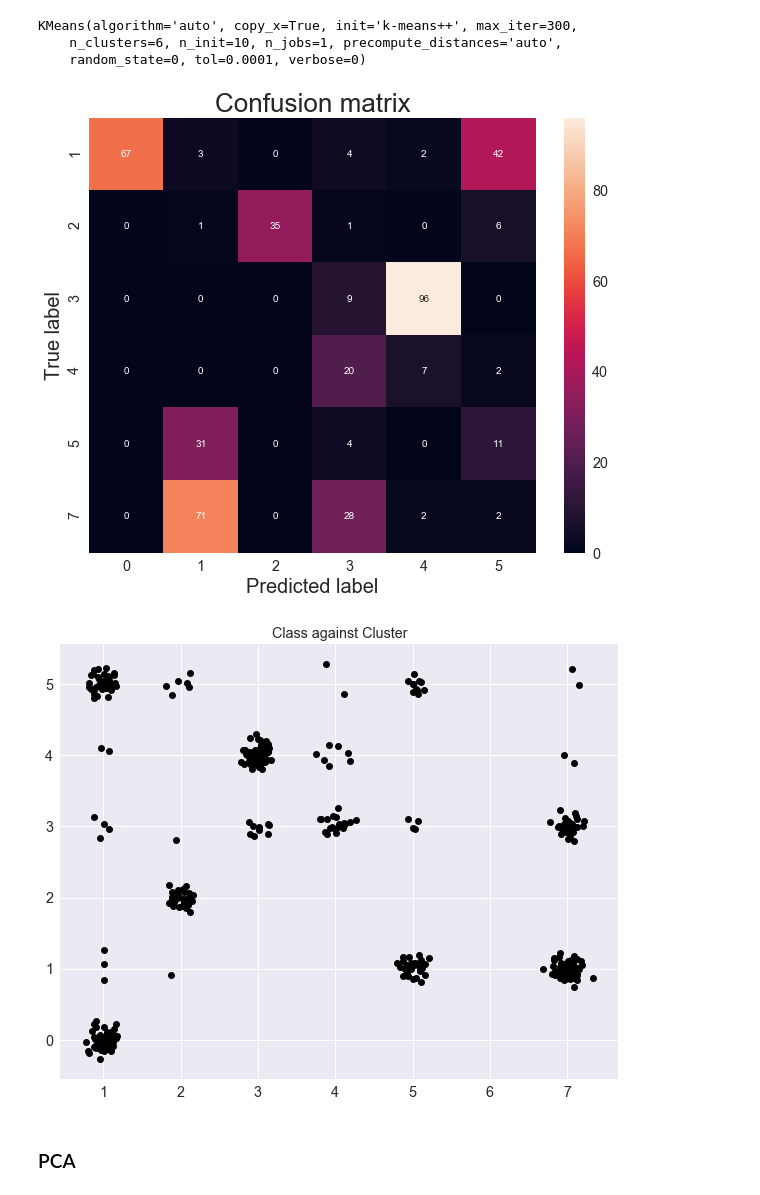
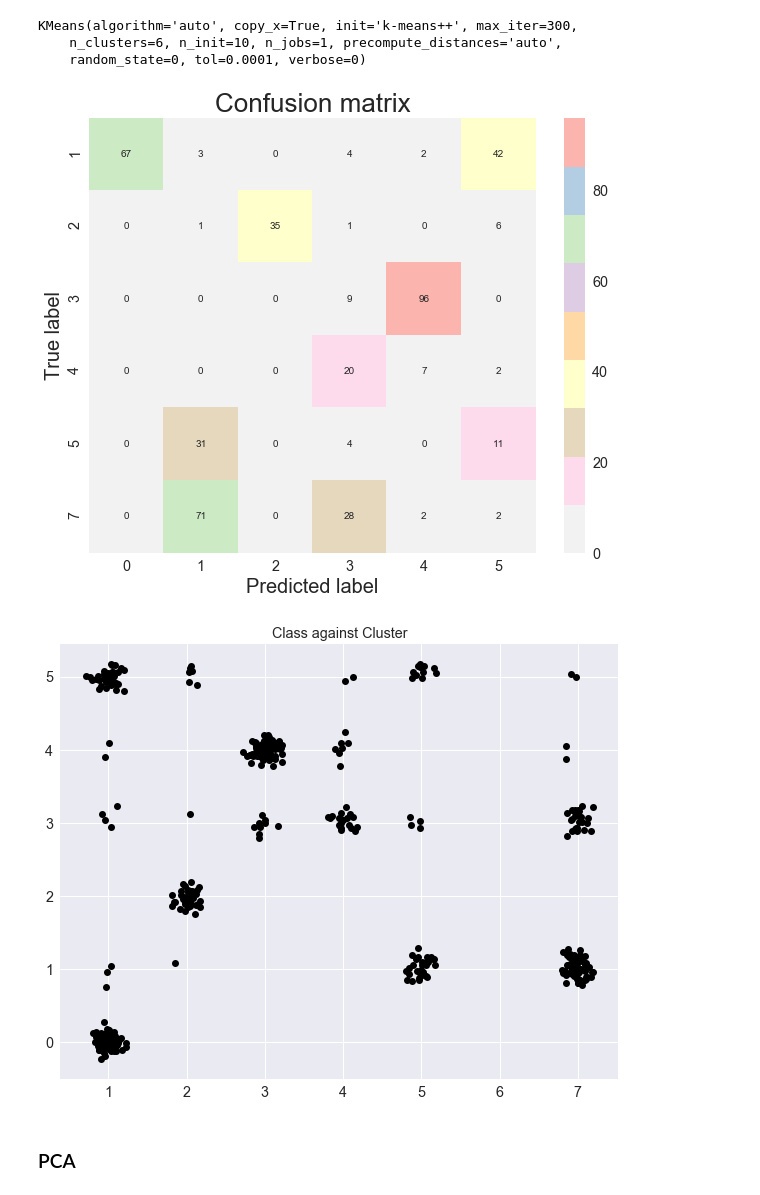
Before and after one commit to roaffix/ipt-kpi-am, a Jupyter notebook: Introductory Applied Machine Learning/Problems/Problem 4.ipynb, the cells around one changed output. Drawn from its saved outputs; the diff is of its cells as text; code cells hidden in the pictures.

```diff
--- a/Introductory Applied Machine Learning/Problems/notebooks/Problem 4.ipynb
+++ b/Introductory Applied Machine Learning/Problems/Problem 4.ipynb
@@ -33,7 +33,7 @@ update_plot_params()
 # %% [markdown]
 ## CLUSTERING
 # %%
-data, _ = arff.loadarff('../data/raw/landsat.arff.txt')
+data, _ = arff.loadarff('./data/raw/landsat.arff.txt')
 landsat = pd.DataFrame(data)
 # %%
 landsat['class'] = landsat['class'].str.decode('utf-8')
@@ -48,10 +48,10 @@ landsat['class'].value_counts()
 4     415
 Name: class, dtype: int64
 # %%
-Y = landsat.pop('class')
+y = landsat.pop('class')
 X = landsat
 # %%
-x_train, x_test, y_train, y_test = train_test_split(X, Y, test_size=0.1, random_state=0)
+x_train, x_test, y_train, y_test = train_test_split(X, y, test_size=0.1, random_state=0)
 # %% [markdown]
 ### K-means
 # %%
@@ -66,14 +66,14 @@ kmeans_pred = kmeans.predict(x_test)
 # %%
 df = pd.DataFrame({'Labels': y_test, 'Clusters': kmeans_pred})
 kmeans_conf_matrix = pd.crosstab(df['Labels'], df['Clusters'])
 
-sns.heatmap(kmeans_conf_matrix, annot=True, fmt="d")
+sns.heatmap(kmeans_conf_matrix, annot=True, fmt="d", cmap='Pastel1_r')
 plt.ylabel('True label', size=20)
 plt.xlabel('Predicted label', size=20)
 plt.title('Confusion matrix', size=26)
 plt.show()
 # %% [output]
-[figure, old version]
+[figure, new version]
 # %%
 noise1 = np.random.normal(0,0.1,df.shape[0])
 noise2 = np.random.normal(0,0.1,df.shape[0])
@@ -85,7 +85,7 @@ plt.plot(df['Labels'], df['Clusters'], 'ko')
 plt.title('Class against Cluster')
 plt.show()
 # %% [output]
-[figure, old version]
+[figure, new version]
 # %% [markdown]
 ### PCA
 # %%
```
Also changed, not shown: parts of 14 cells of this notebook, 4 other files.
